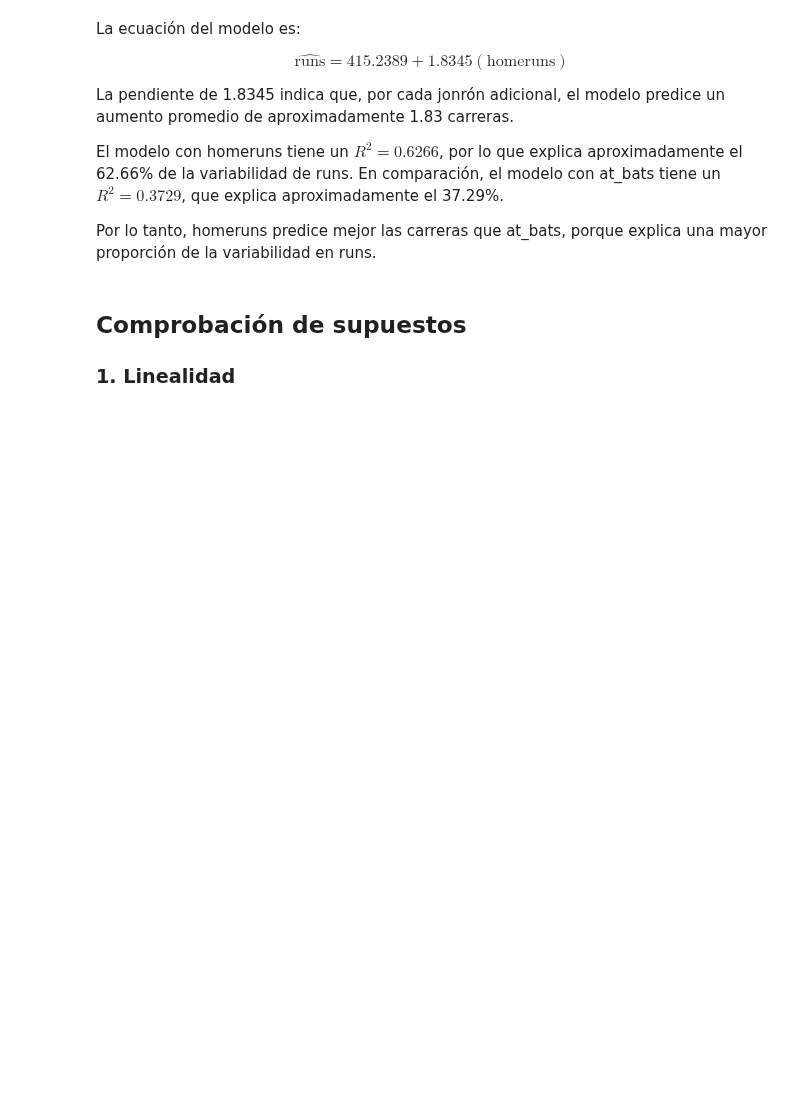
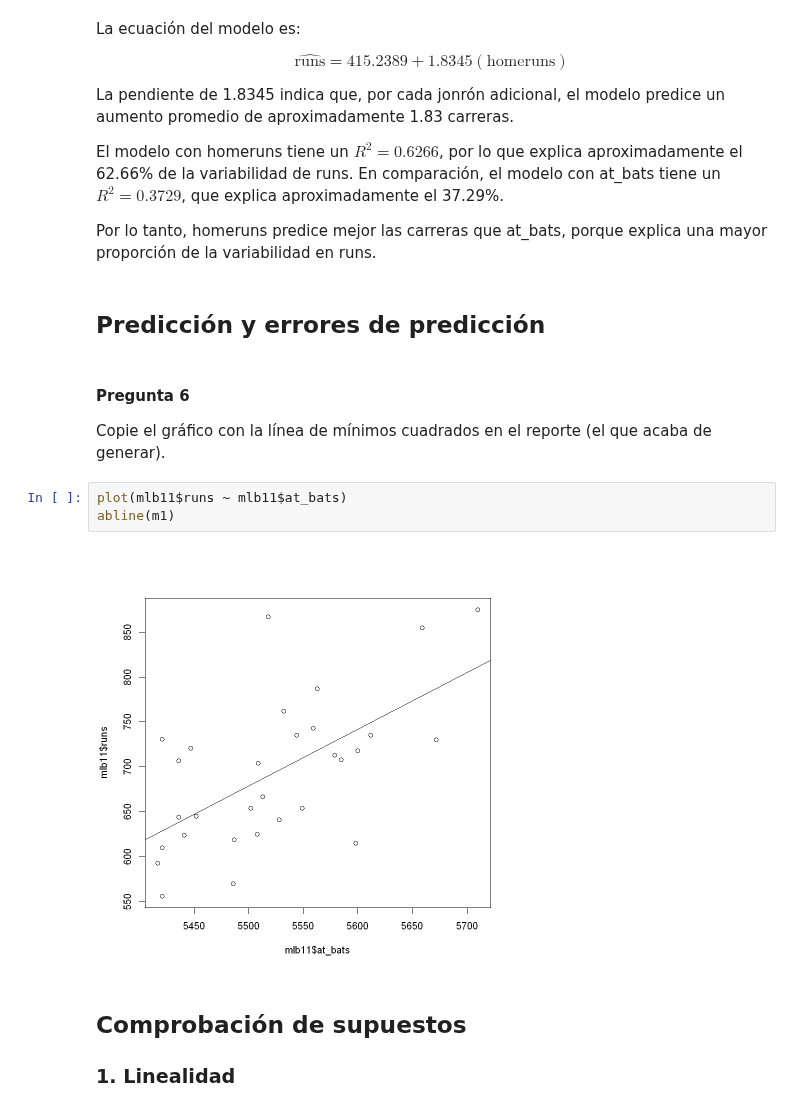
Before and after one commit to cerillo2808/Experimentos_TempName, a Jupyter notebook: AC5-Regresión-Lineal/AC5-Regresión-Lineal.ipynb, the cells around one changed output. Saved outputs shown, nothing was run; the diff lists cells and outputs as text; blank space fills up the shorter version.

Commit message:
Agregados cambios de preguntas y merge con main

```diff
--- a/AC5-Regresión-Lineal/AC5-Regresión-Lineal.ipynb
+++ b/AC5-Regresión-Lineal/AC5-Regresión-Lineal.ipynb
@@ -79,6 +108,17 @@ La pendiente de 1.8345 indica que, por cada jonrón adicional, el modelo predice
 El modelo con homeruns tiene un $R^2 = 0.6266$, por lo que explica aproximadamente el 62.66% de la variabilidad de runs. En comparación, el modelo con at_bats tiene un $R^2 = 0.3729$, que explica aproximadamente el 37.29%.
 
 Por lo tanto, homeruns predice mejor las carreras que at_bats, porque explica una mayor proporción de la variabilidad en runs.
+# %% [markdown]
+## Predicción y errores de predicción
+# %% [markdown]
+#### Pregunta 6
+
+Copie el gráfico con la línea de mínimos cuadrados en el reporte (el que acaba de generar).
+# %%
+plot(mlb11$runs ~ mlb11$at_bats)
+abline(m1)
+# %% [output]
+[figure, added]
 # %% [markdown]
 ## Comprobación de supuestos
 
```
Also changed, not shown: parts of 22 cells of this notebook.
